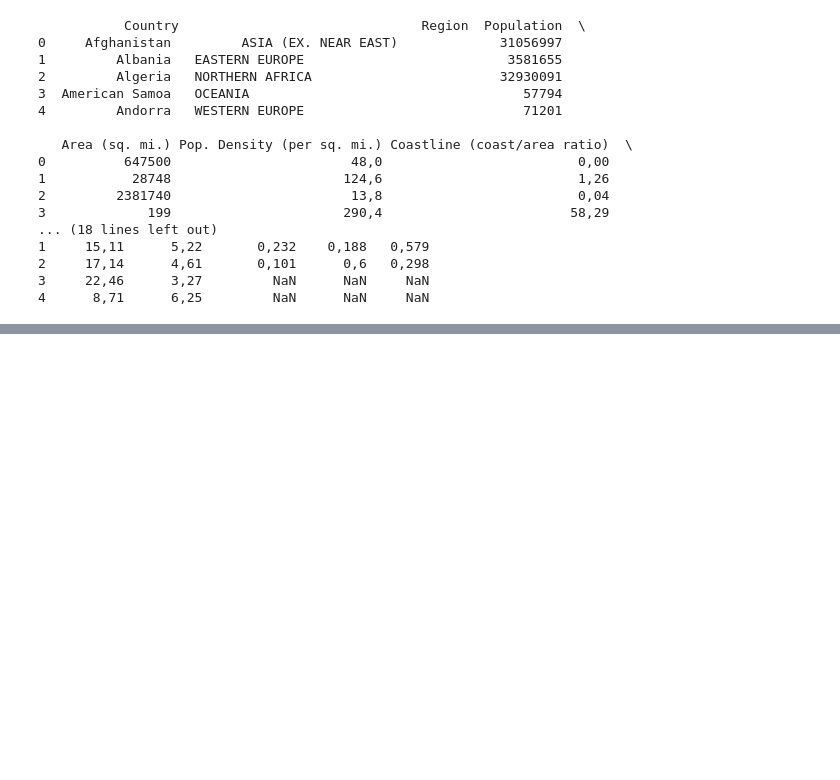
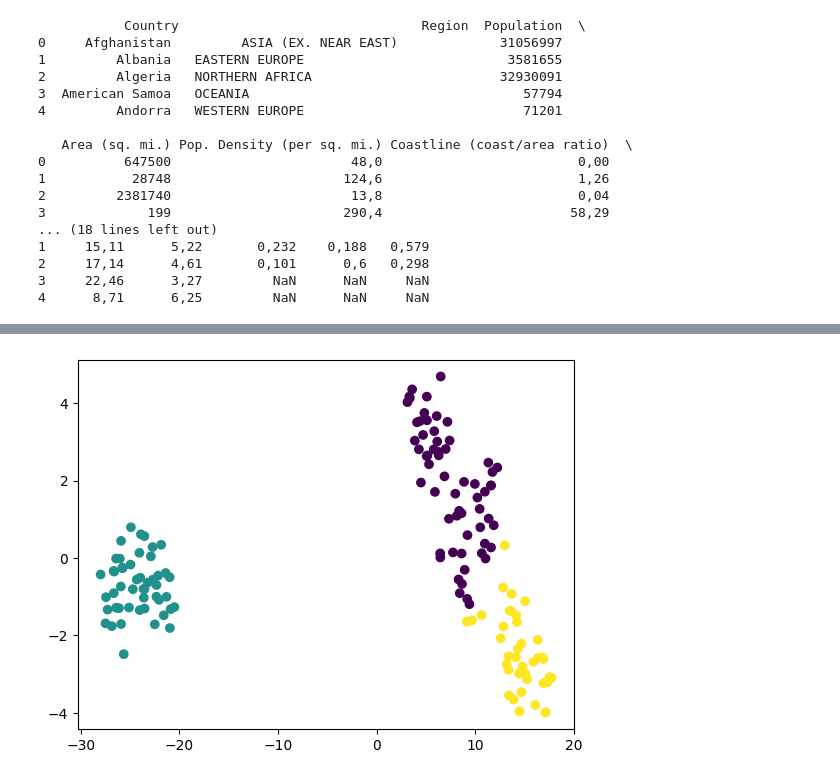
Before and after one commit to yfwjay/unsupervised_learning, a Jupyter notebook: hierarchical_visualisation.ipynb, the cells around one changed output, grey strips where cells are left out. Cells and saved outputs as stored; diff of their text form; code cells hidden in the pictures; blank space fills up the shorter version.

```diff
--- a/hierarchical_visualisation.ipynb
+++ b/hierarchical_visualisation.ipynb
@@ -51,0 +272,21 @@ print(df.head())
+# %%
+# Create the TSNE Instance
+
+model = TSNE(learning_rate = 50)
+
+# apply the fit_transform to the X features from the iris
+
+tsne_features = model.fit_transform(X)
+
+# select the feature atht the 1st position and 2nd position
+
+xs = tsne_features[: , 0]
+ys = tsne_features[: , 1]
+
+# plot a scatter plot for this
+
+plt.scatter(xs ,ys , c = labels)
+
+plt.show()
+# %% [output]
+[figure, added]
```
Also changed, not shown: parts of 16 cells of this notebook.
